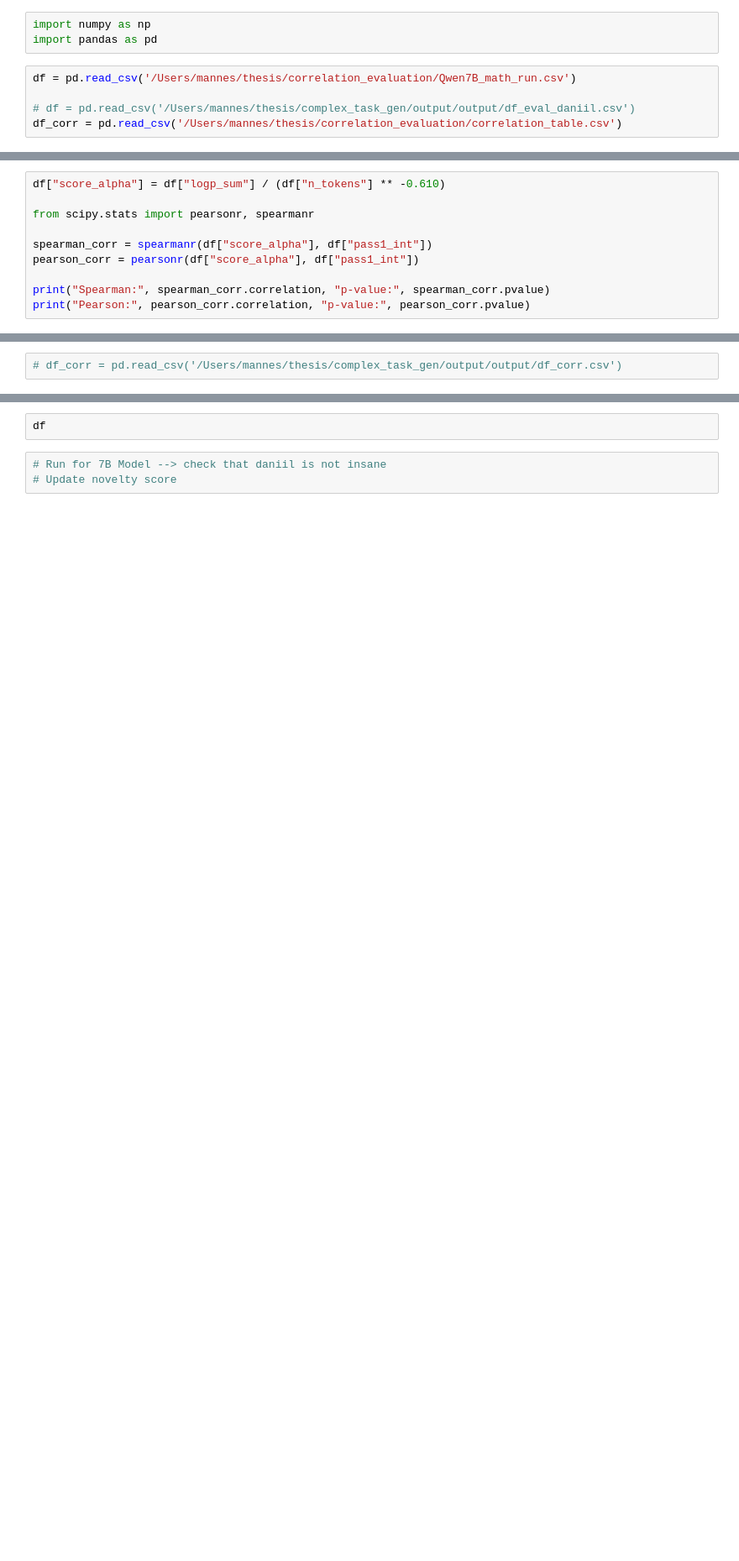
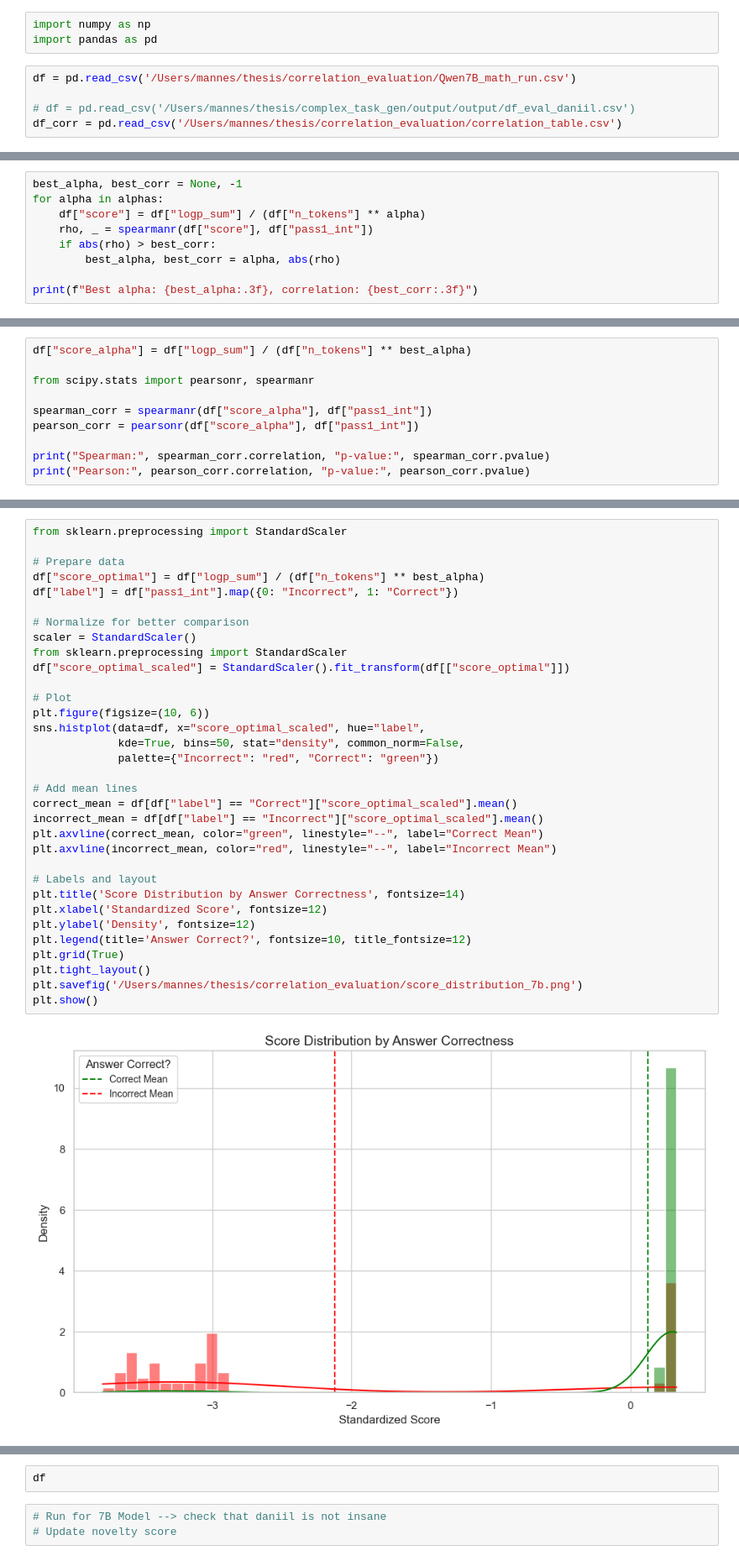
Before and after one commit to mannesm/complex-task-gen, a Jupyter notebook: actual_project/pipelines/probability_calculations/length_normalized_logp.ipynb, the cells around one changed output, grey strips where cells are left out. Shown at 84% size. Cells and saved outputs as stored; diff of their text form; blank space fills up the shorter version.

```diff
--- a/actual_project/pipelines/probability_calculations/length_normalized_logp.ipynb
+++ b/actual_project/pipelines/probability_calculations/length_normalized_logp.ipynb
@@ -24,0 +88,9 @@ print(f"Best alpha: {best_alpha:.3f}, correlation: {best_corr:.3f}")
+# %%
+best_alpha, best_corr = None, -1
+for alpha in alphas:
+    df["score"] = df["logp_sum"] / (df["n_tokens"] ** alpha)
+    rho, _ = spearmanr(df["score"], df["pass1_int"])
+    if abs(rho) > best_corr:
+        best_alpha, best_corr = alpha, abs(rho)
+
+print(f"Best alpha: {best_alpha:.3f}, correlation: {best_corr:.3f}")
@@ -25,5 +99,5 @@ print(f"Best alpha: {best_alpha:.3f}, correlation: {best_corr:.3f}")
 # %%
-df["score_alpha"] = df["logp_sum"] / (df["n_tokens"] ** -0.610)
+df["score_alpha"] = df["logp_sum"] / (df["n_tokens"] ** best_alpha)
 
 from scipy.stats import pearsonr, spearmanr
 
@@ -113,2 +127,35 @@ plt.show()
 # %%
-# df_corr = pd.read_csv('/Users/mannes/thesis/complex_task_gen/output/output/df_corr.csv')
+from sklearn.preprocessing import StandardScaler
+
+# Prepare data
+df["score_optimal"] = df["logp_sum"] / (df["n_tokens"] ** best_alpha)
+df["label"] = df["pass1_int"].map({0: "Incorrect", 1: "Correct"})
+
+# Normalize for better comparison
+scaler = StandardScaler()
+from sklearn.preprocessing import StandardScaler
+df["score_optimal_scaled"] = StandardScaler().fit_transform(df[["score_optimal"]])
+
+# Plot
+plt.figure(figsize=(10, 6))
+sns.histplot(data=df, x="score_optimal_scaled", hue="label",
+             kde=True, bins=50, stat="density", common_norm=False,
+             palette={"Incorrect": "red", "Correct": "green"})
+
+# Add mean lines
+correct_mean = df[df["label"] == "Correct"]["score_optimal_scaled"].mean()
+incorrect_mean = df[df["label"] == "Incorrect"]["score_optimal_scaled"].mean()
+plt.axvline(correct_mean, color="green", linestyle="--", label="Correct Mean")
+plt.axvline(incorrect_mean, color="red", linestyle="--", label="Incorrect Mean")
+
+# Labels and layout
+plt.title('Score Distribution by Answer Correctness', fontsize=14)
+plt.xlabel('Standardized Score', fontsize=12)
+plt.ylabel('Density', fontsize=12)
+plt.legend(title='Answer Correct?', fontsize=10, title_fontsize=12)
+plt.grid(True)
+plt.tight_layout()
+plt.savefig('/Users/mannes/thesis/correlation_evaluation/score_distribution_7b.png')
+plt.show()
+# %% [output]
+[figure, added]
```
Also changed, not shown: parts of 8 cells of this notebook, 14 other files.
